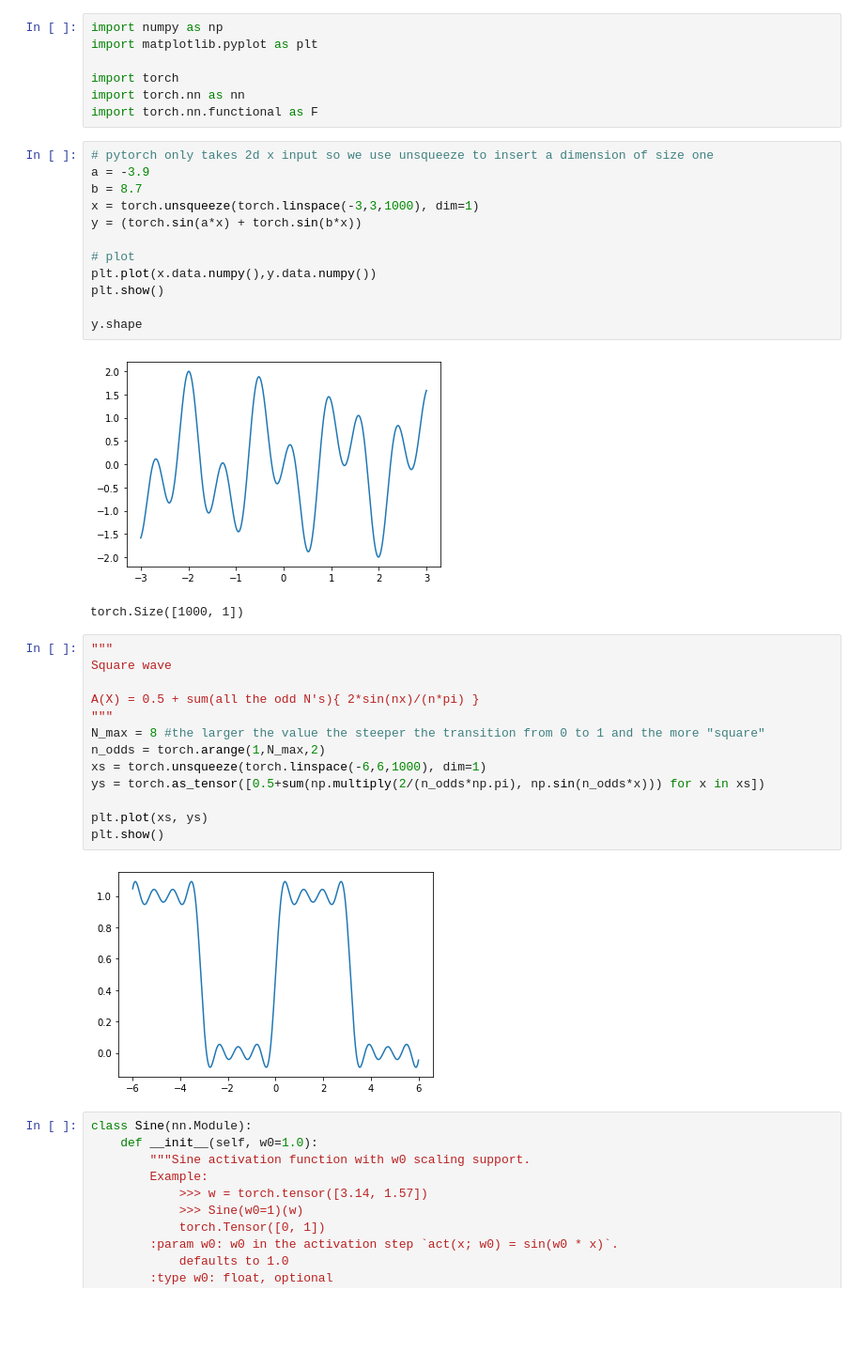
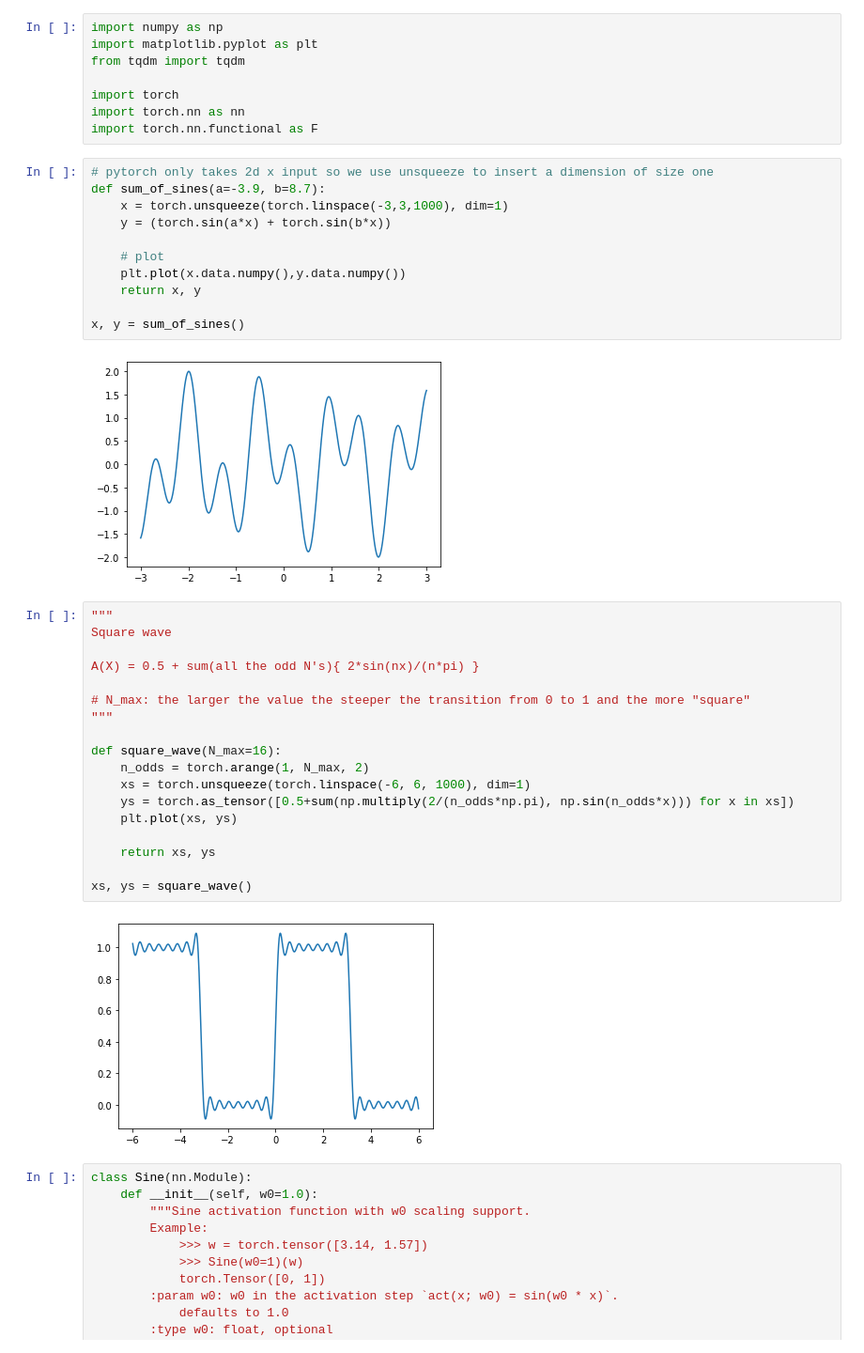
Before and after one commit to genglinliu/NTK-study, a Jupyter notebook: training_NN.ipynb, the cells around one changed output. Shown: that part at 94% size. Cells and saved outputs as stored; diff of their text form; blank space fills up the shorter version.

```diff
--- a/training_NN.ipynb
+++ b/training_NN.ipynb
@@ -1,40 +1,44 @@
 # %%
 import numpy as np
 import matplotlib.pyplot as plt
+from tqdm import tqdm
 
 import torch
 import torch.nn as nn
 import torch.nn.functional as F
 # %%
 # pytorch only takes 2d x input so we use unsqueeze to insert a dimension of size one
-a = -3.9
-b = 8.7
-x = torch.unsqueeze(torch.linspace(-3,3,1000), dim=1)
-y = (torch.sin(a*x) + torch.sin(b*x))
+def sum_of_sines(a=-3.9, b=8.7):
+    x = torch.unsqueeze(torch.linspace(-3,3,1000), dim=1)
+    y = (torch.sin(a*x) + torch.sin(b*x))
 
-# plot
-plt.plot(x.data.numpy(),y.data.numpy())
-plt.show()
+    # plot
+    plt.plot(x.data.numpy(),y.data.numpy())
+    return x, y
 
-y.shape
+x, y = sum_of_sines()
 # %% [output]
 [figure]
-torch.Size([1000, 1])
 # %%
 """
 Square wave
 
 A(X) = 0.5 + sum(all the odd N's){ 2*sin(nx)/(n*pi) }
+
+# N_max: the larger the value the steeper the transition from 0 to 1 and the more "square"
 """
-N_max = 8 #the larger the value the steeper the transition from 0 to 1 and the more "square"
-n_odds = torch.arange(1,N_max,2)
-xs = torch.unsqueeze(torch.linspace(-6,6,1000), dim=1)
-ys = torch.as_tensor([0.5+sum(np.multiply(2/(n_odds*np.pi), np.sin(n_odds*x))) for x in xs])
 
-plt.plot(xs, ys)
-plt.show()
+def square_wave(N_max=16):
+    n_odds = torch.arange(1, N_max, 2)
+    xs = torch.unsqueeze(torch.linspace(-6, 6, 1000), dim=1)
+    ys = torch.as_tensor([0.5+sum(np.multiply(2/(n_odds*np.pi), np.sin(n_odds*x))) for x in xs])
+    plt.plot(xs, ys)
+
+    return xs, ys
+
+xs, ys = square_wave()
 # %% [output]
-[figure, old version]
+[figure, new version]
 # %%
 class Sine(nn.Module):
     def __init__(self, w0=1.0):
```
Also changed, not shown: parts of 6 cells of this notebook.
